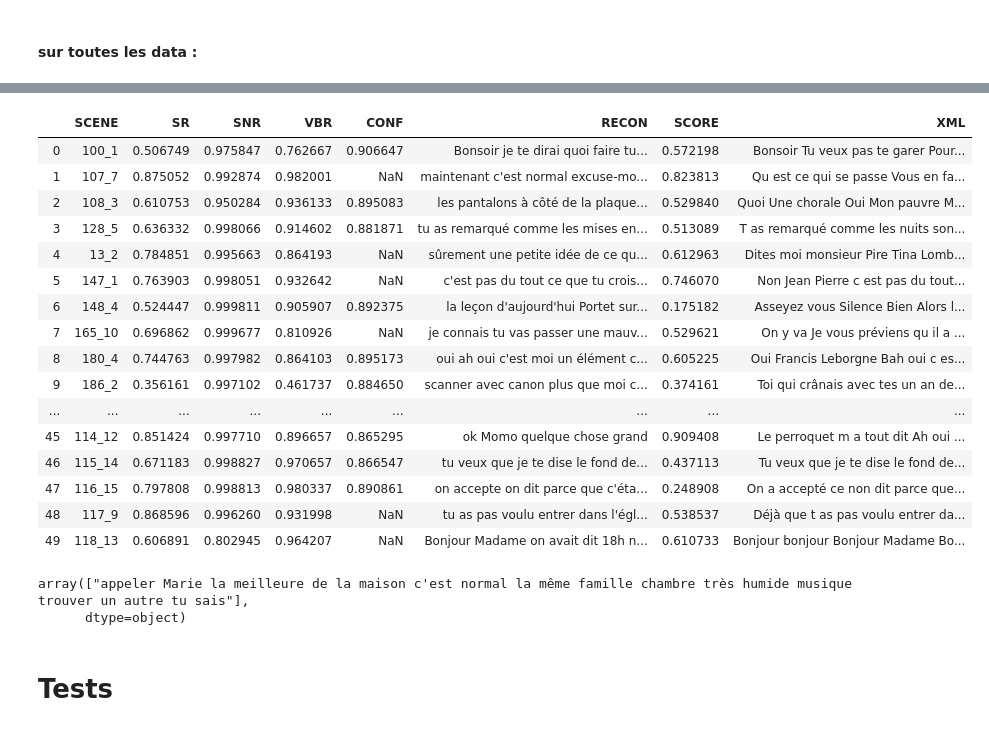
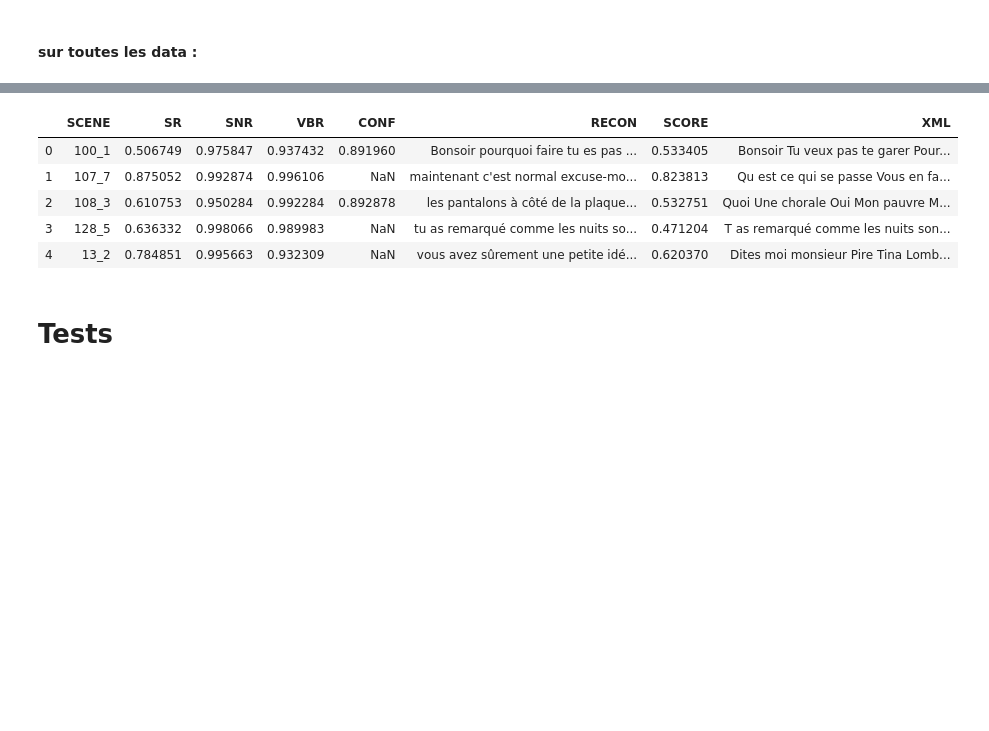
Before and after one commit to vincentnam/Project-Archean, a Jupyter notebook: audio.ipynb, the cells around one changed output, grey strips where cells are left out. Cells and saved outputs as stored; diff of their text form; code cells hidden in the pictures; blank space fills up the shorter version.

Commit message:
comments

```diff
--- a/audio.ipynb
+++ b/audio.ipynb
@@ -36,7 +28,7 @@ ratedScenes = sorted(list(set(audio_only['doc'])))
 all_scenes  = sorted(list(set(annot['doc'])))
 
 method, smooth = 'silence', 'rolling_mean'
-filename = './data/'+method+'_'+smooth+'.csv'
+filename = './data/'+method+'_'+smooth+'_new.csv'
 
 pas = 5
 rated_scenes_chunks = [ratedScenes[s:s+pas] for s in range(0,len(ratedScenes),pas)]
@@ -116,28 +81,12 @@ for scenes in all_scenes_chunks:
 # %%
-df_features.head(50)
+df_features.head()
 # %% [output]
 |  | SCENE | SR | SNR | VBR | CONF | RECON | SCORE | XML |
-| 0 | 100_1 | 0.506749 | 0.975847 | 0.762667 | 0.906647 | Bonsoir je te dirai quoi faire tu... | 0.572198 | Bonsoir Tu veux pas te garer Pour... |
-| 1 | 107_7 | 0.875052 | 0.992874 | 0.982001 | NaN | maintenant c'est normal excuse-mo... | 0.823813 | Qu est ce qui se passe Vous en fa... |
-| 2 | 108_3 | 0.610753 | 0.950284 | 0.936133 | 0.895083 | les pantalons à côté de la plaque... | 0.529840 | Quoi Une chorale Oui Mon pauvre M... |
-| 3 | 128_5 | 0.636332 | 0.998066 | 0.914602 | 0.881871 | tu as remarqué comme les mises en... | 0.513089 | T as remarqué comme les nuits son... |
-| 4 | 13_2 | 0.784851 | 0.995663 | 0.864193 | NaN | sûrement une petite idée de ce qu... | 0.612963 | Dites moi monsieur Pire Tina Lomb... |
-| 5 | 147_1 | 0.763903 | 0.998051 | 0.932642 | NaN | c'est pas du tout ce que tu crois... | 0.746070 | Non Jean Pierre c est pas du tout... |
-| 6 | 148_4 | 0.524447 | 0.999811 | 0.905907 | 0.892375 | la leçon d'aujourd'hui Portet sur... | 0.175182 | Asseyez vous Silence Bien Alors l... |
-| 7 | 165_10 | 0.696862 | 0.999677 | 0.810926 | NaN | je connais tu vas passer une mauv... | 0.529621 | On y va Je vous préviens qu il a ... |
-| 8 | 180_4 | 0.744763 | 0.997982 | 0.864103 | 0.895173 | oui ah oui c'est moi un élément c... | 0.605225 | Oui Francis Leborgne Bah oui c es... |
-| 9 | 186_2 | 0.356161 | 0.997102 | 0.461737 | 0.884650 | scanner avec canon plus que moi c... | 0.374161 | Toi qui crânais avec tes un an de... |
-| ... | ... | ... | ... | ... | ... | ... | ... | ... |
-| 45 | 114_12 | 0.851424 | 0.997710 | 0.896657 | 0.865295 | ok Momo quelque chose grand | 0.909408 | Le perroquet m a tout dit Ah oui ... |
-| 46 | 115_14 | 0.671183 | 0.998827 | 0.970657 | 0.866547 | tu veux que je te dise le fond de... | 0.437113 | Tu veux que je te dise le fond de... |
-| 47 | 116_15 | 0.797808 | 0.998813 | 0.980337 | 0.890861 | on accepte on dit parce que c'éta... | 0.248908 | On a accepté ce non dit parce que... |
-| 48 | 117_9 | 0.868596 | 0.996260 | 0.931998 | NaN | tu as pas voulu entrer dans l'égl... | 0.538537 | Déjà que t as pas voulu entrer da... |
-| 49 | 118_13 | 0.606891 | 0.802945 | 0.964207 | NaN | Bonjour Madame on avait dit 18h n... | 0.610733 | Bonjour bonjour Bonjour Madame Bo... |
+| 0 | 100_1 | 0.506749 | 0.975847 | 0.937432 | 0.891960 | Bonsoir pourquoi faire tu es pas ... | 0.533405 | Bonsoir Tu veux pas te garer Pour... |
+| 1 | 107_7 | 0.875052 | 0.992874 | 0.996106 | NaN | maintenant c'est normal excuse-mo... | 0.823813 | Qu est ce qui se passe Vous en fa... |
+| 2 | 108_3 | 0.610753 | 0.950284 | 0.992284 | 0.892878 | les pantalons à côté de la plaque... | 0.532751 | Quoi Une chorale Oui Mon pauvre M... |
+| 3 | 128_5 | 0.636332 | 0.998066 | 0.989983 | NaN | tu as remarqué comme les nuits so... | 0.471204 | T as remarqué comme les nuits son... |
+| 4 | 13_2 | 0.784851 | 0.995663 | 0.932309 | NaN | vous avez sûrement une petite idé... | 0.620370 | Dites moi monsieur Pire Tina Lomb... |
-# %%
-df_features.loc[297,['RECON']].values
-# %% [output]
-array(["appeler Marie la meilleure de la maison c'est normal la même famille chambre très humide musique trouver un autre tu sais"],
-      dtype=object)
 # %% [markdown]
 # Tests
 # %% [markdown]
```
Also changed, not shown: parts of 3 cells of this notebook, 3 other files.
